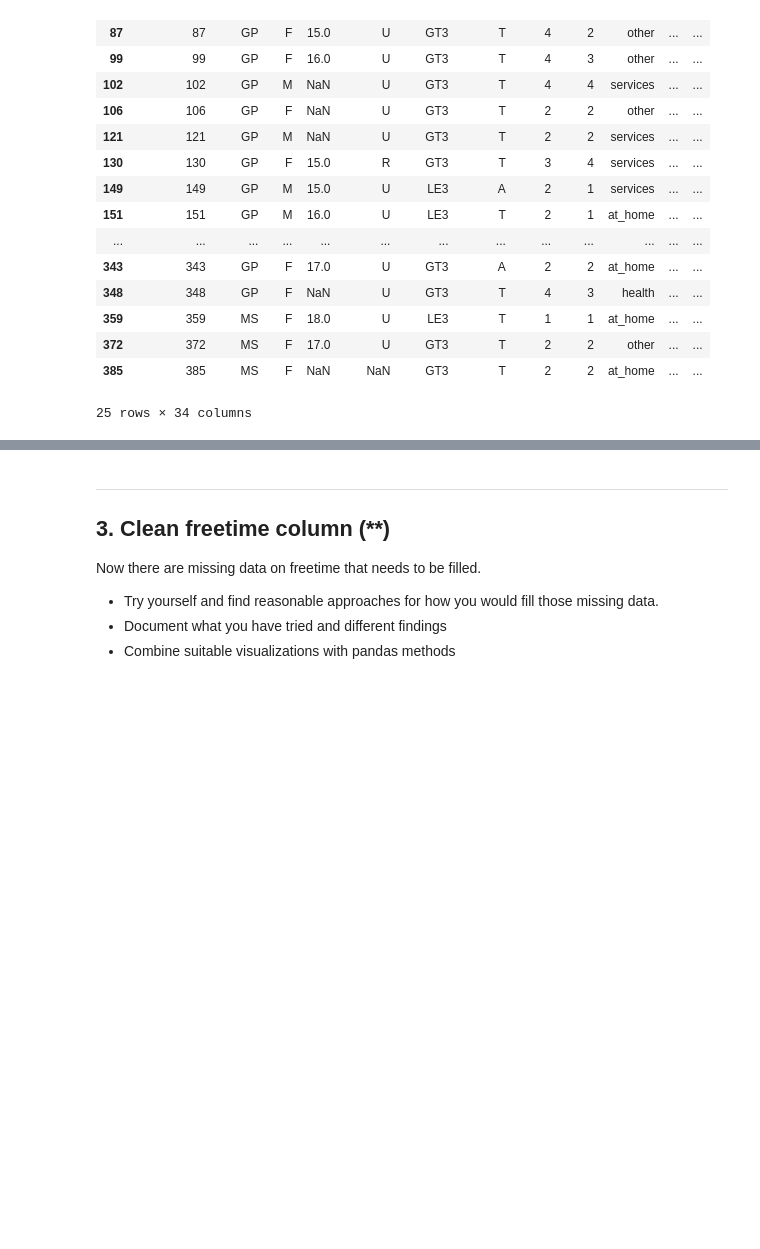
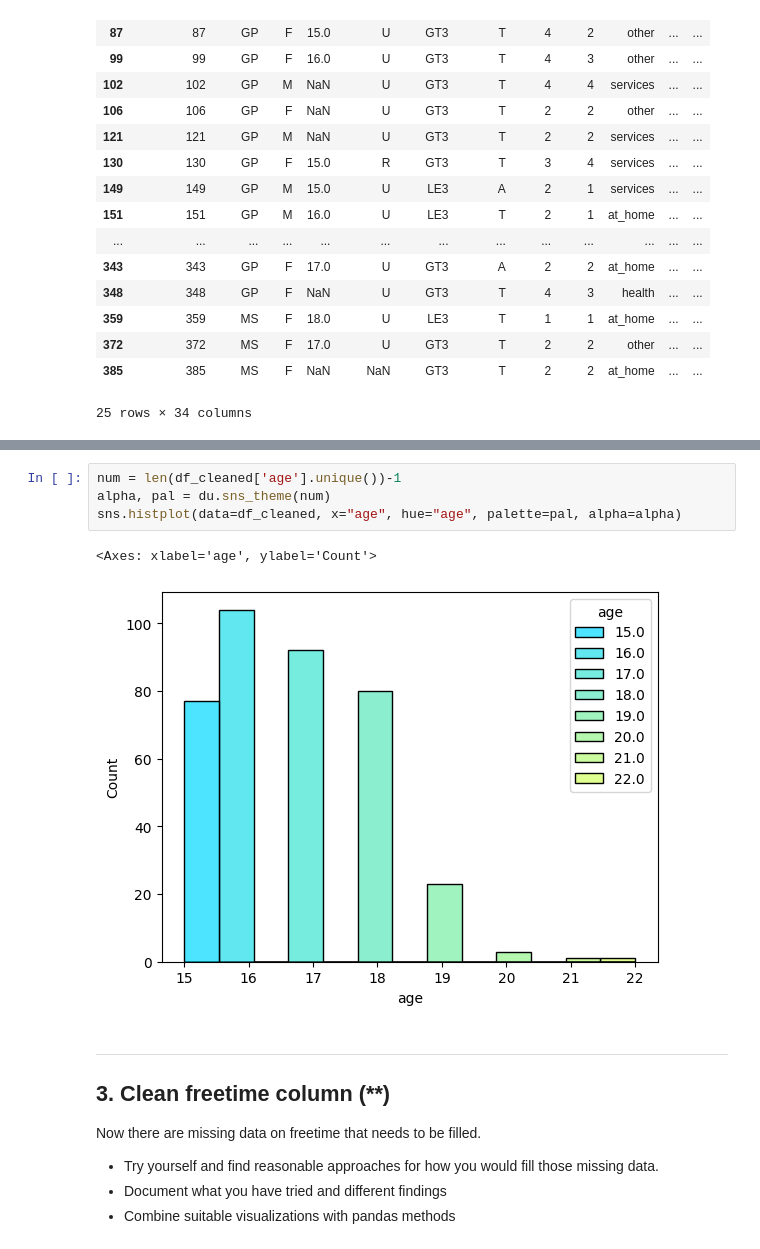
Before and after one commit to zoneme99/AI24-Databehandling-JC, a Jupyter notebook: Exercises/E01_missing_aggregation.ipynb, the cells around one changed output, grey strips where cells are left out. Saved outputs shown, nothing was run; the diff lists cells and outputs as text; blank space fills up the shorter version.

```diff
--- a/Exercises/E01_missing_aggregation.ipynb
+++ b/Exercises/E01_missing_aggregation.ipynb
@@ -261,3 +312,10 @@ g)
+# %%
+num = len(df_cleaned['age'].unique())-1
+alpha, pal = du.sns_theme(num)
+sns.histplot(data=df_cleaned, x="age", hue="age", palette=pal, alpha=alpha)
+# %% [output]
+<Axes: xlabel='age', ylabel='Count'>
+[figure, added]
 # %% [markdown]
 ---
 ## 3. Clean freetime column (**)
```
Also changed, not shown: parts of 4 cells of this notebook, 3 other files.
